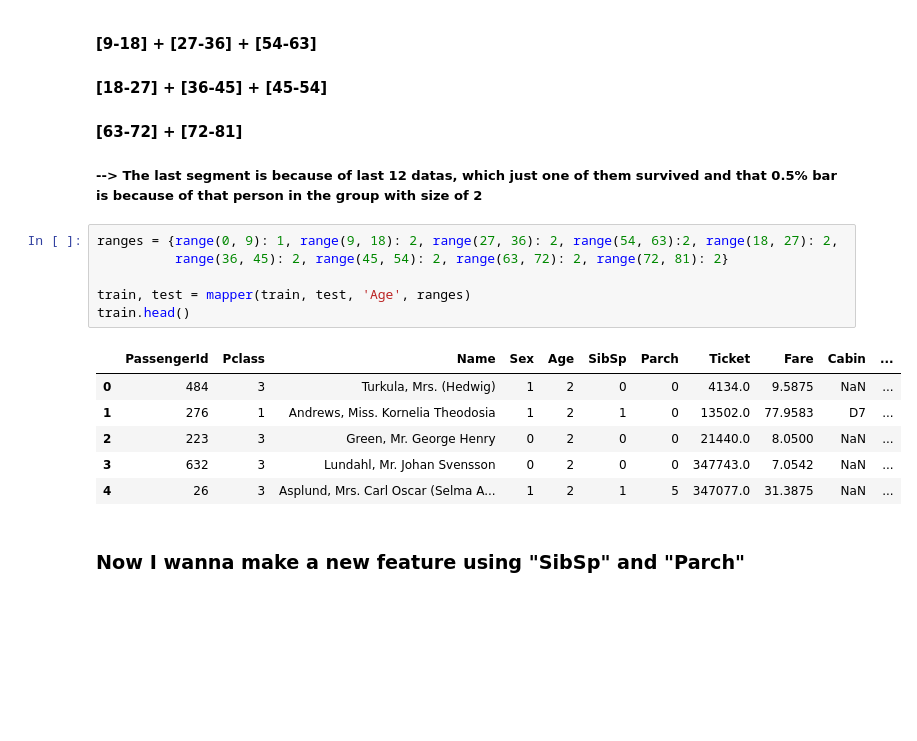
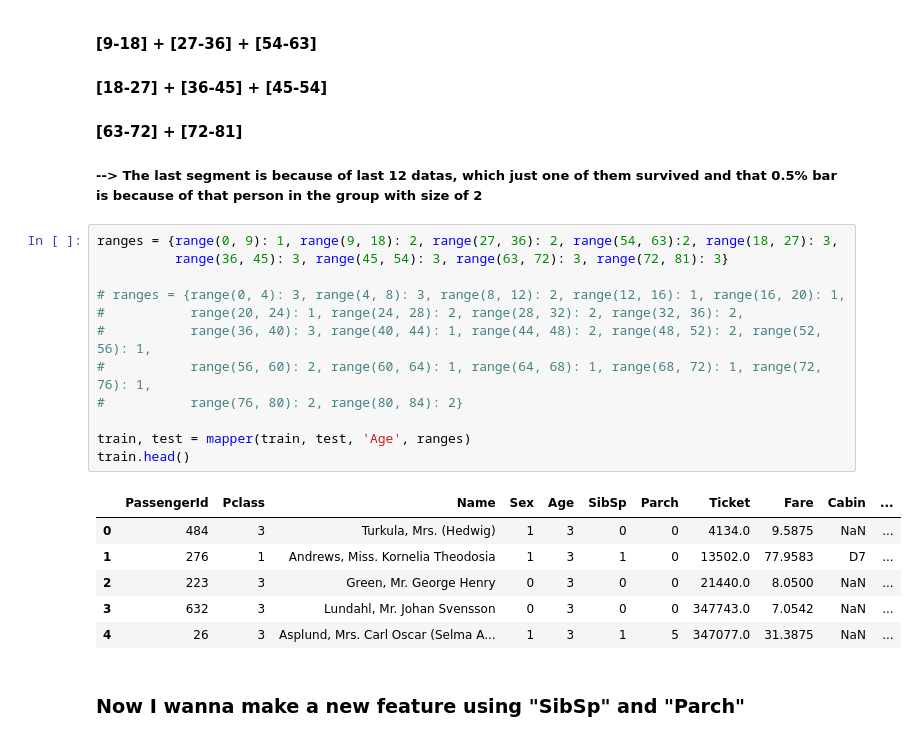
Before and after one commit to nahbos/Machine-Learning, a Jupyter notebook: ID3-Perceptron-Titanic.ipynb, the cells around one changed output. Cells and saved outputs as stored; diff of their text form; blank space fills up the shorter version.

```diff
--- a/ID3-Perceptron-Titanic.ipynb
+++ b/ID3-Perceptron-Titanic.ipynb
@@ -280,18 +280,24 @@ lenght of each group:
 #### [63-72] + [72-81]
 ##### --> The last segment is because of last 12 datas, which just one of them survived and that 0.5% bar is because of that person in the group with size of 2
 # %%
-ranges = {range(0, 9): 1, range(9, 18): 2, range(27, 36): 2, range(54, 63):2, range(18, 27): 2,
-          range(36, 45): 2, range(45, 54): 2, range(63, 72): 2, range(72, 81): 2}
+ranges = {range(0, 9): 1, range(9, 18): 2, range(27, 36): 2, range(54, 63):2, range(18, 27): 3,
+          range(36, 45): 3, range(45, 54): 3, range(63, 72): 3, range(72, 81): 3}
+
+# ranges = {range(0, 4): 3, range(4, 8): 3, range(8, 12): 2, range(12, 16): 1, range(16, 20): 1,
+#           range(20, 24): 1, range(24, 28): 2, range(28, 32): 2, range(32, 36): 2,
+#           range(36, 40): 3, range(40, 44): 1, range(44, 48): 2, range(48, 52): 2, range(52, 56): 1,
+#           range(56, 60): 2, range(60, 64): 1, range(64, 68): 1, range(68, 72): 1, range(72, 76): 1,
+#           range(76, 80): 2, range(80, 84): 2}
 
 train, test = mapper(train, test, 'Age', ranges)
 train.head()
 # %% [output]
 |  | PassengerId | Pclass | Name | Sex | Age | SibSp | Parch | Ticket | Fare | Cabin | ... |
-| 0 | 484 | 3 | Turkula, Mrs. (Hedwig) | 1 | 2 | 0 | 0 | 4134.0 | 9.5875 | NaN | ... |
-| 1 | 276 | 1 | Andrews, Miss. Kornelia Theodosia | 1 | 2 | 1 | 0 | 13502.0 | 77.9583 | D7 | ... |
-| 2 | 223 | 3 | Green, Mr. George Henry | 0 | 2 | 0 | 0 | 21440.0 | 8.0500 | NaN | ... |
-| 3 | 632 | 3 | Lundahl, Mr. Johan Svensson | 0 | 2 | 0 | 0 | 347743.0 | 7.0542 | NaN | ... |
-| 4 | 26 | 3 | Asplund, Mrs. Carl Oscar (Selma A... | 1 | 2 | 1 | 5 | 347077.0 | 31.3875 | NaN | ... |
+| 0 | 484 | 3 | Turkula, Mrs. (Hedwig) | 1 | 3 | 0 | 0 | 4134.0 | 9.5875 | NaN | ... |
+| 1 | 276 | 1 | Andrews, Miss. Kornelia Theodosia | 1 | 3 | 1 | 0 | 13502.0 | 77.9583 | D7 | ... |
+| 2 | 223 | 3 | Green, Mr. George Henry | 0 | 3 | 0 | 0 | 21440.0 | 8.0500 | NaN | ... |
+| 3 | 632 | 3 | Lundahl, Mr. Johan Svensson | 0 | 3 | 0 | 0 | 347743.0 | 7.0542 | NaN | ... |
+| 4 | 26 | 3 | Asplund, Mrs. Carl Oscar (Selma A... | 1 | 3 | 1 | 5 | 347077.0 | 31.3875 | NaN | ... |
 # %% [markdown]
 ### Now I wanna make a new feature using "SibSp" and "Parch"
 # %%
```
Also changed, not shown: parts of 9 cells of this notebook.
